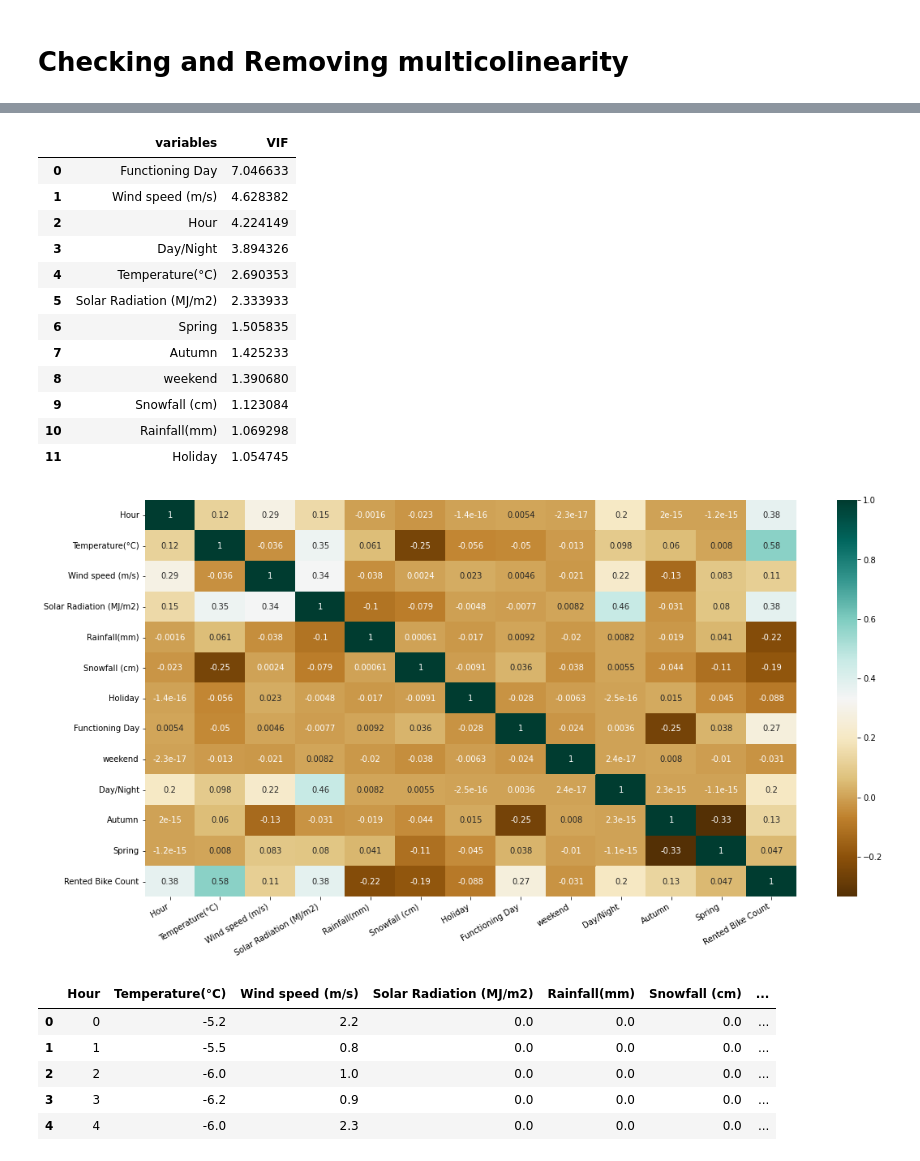
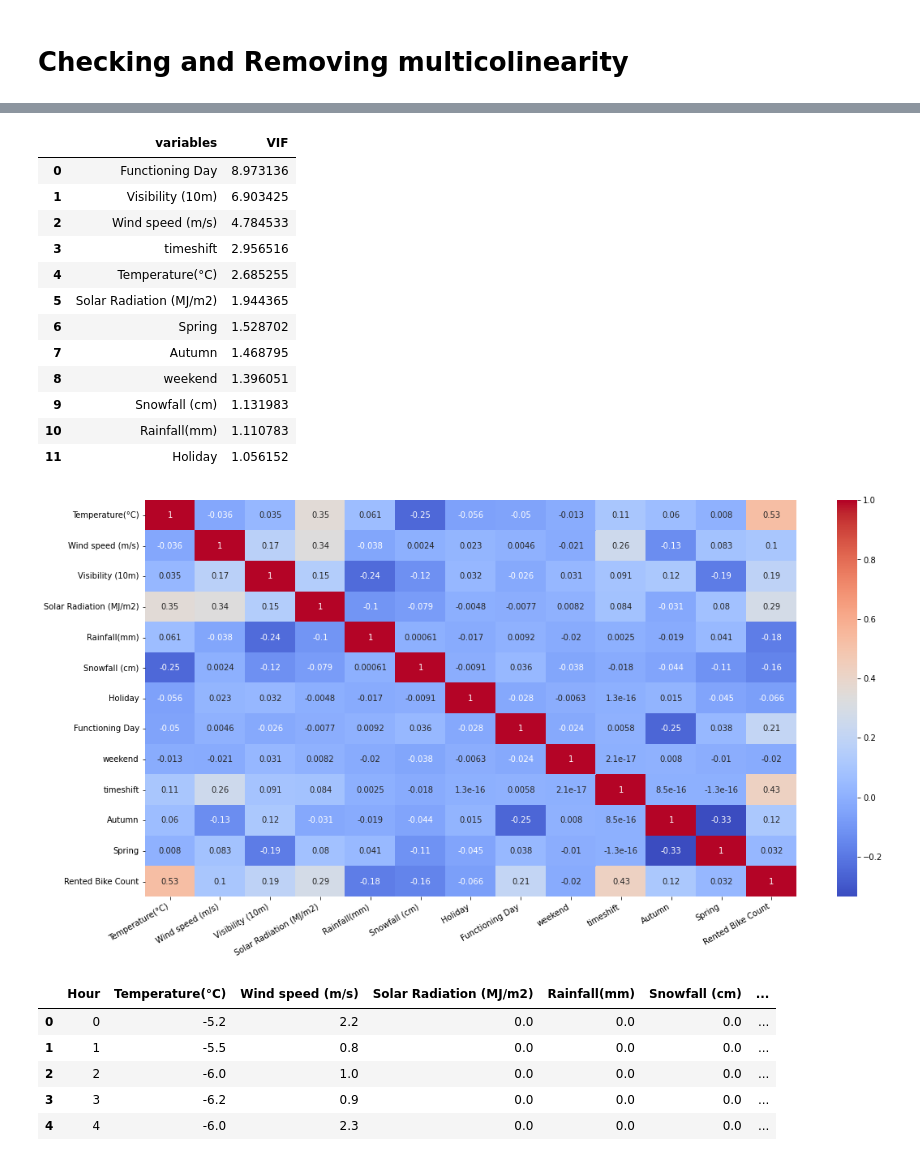
Before and after one commit to prajwalDU/Bike-sharing-demand-prdiction-prajwal, a Jupyter notebook: Final_Bike_Sharing_Demand_Prediction_Capstone_Project.ipynb, the cells around one changed output, grey strips where cells are left out. Saved outputs shown, nothing was run; the diff lists cells and outputs as text; code cells hidden in the pictures.

```diff
--- a/Final_Bike_Sharing_Demand_Prediction_Capstone_Project.ipynb
+++ b/Final_Bike_Sharing_Demand_Prediction_Capstone_Project.ipynb
@@ -150,7 +152,7 @@ for n, column in enumerate(data.describe().columns):
 [figure]
 # %%
 # Removing outliers by using IQR method:
-q1, q3, median = data['Rented Bike Count'].quantile([0.25,0.5,0.75])
+q1, q3, median = data['Rented Bike Count'].quantile([0.25,0.75,0.5])
 lower_limit = q1 - 1.5*(q3-q1)
 upper_limit = q3 + 1.5*(q3-q1)
 data['Rented Bike Count'] = np.where(data['Rented Bike Count'] > upper_limit, median, np.where(
@@ -163,7 +165,7 @@ for col in ['Wind speed (m/s)', 'Solar Radiation (MJ/m2)', 'Rainfall(mm)', 'Snow
 # %%
 # Creating new features from date and hour column
 data['weekend'] = data['Date'].apply(lambda x : 1 if (x.day_name()=='Saturday' or x.day_name()=='Sunday') else 0)
-data['Day/Night'] = data['Hour'].apply(lambda x : 'Night' if (x > 20 or x < 5) else('Day'))
+data['timeshift'] = data['Hour'].apply(lambda x: 'night' if 0<=x<=6 else ('day' if 7<=x<=16 else 'evening'))
 # %%
 # Droping the date column
 data.drop(columns=['Date'], inplace=True)
@@ -198,7 +201,7 @@ Name: Day/Night, dtype: int64
 # Defining label encoder based on above data
 encoder = {'Holiday' : {'Holiday':1, 'No Holiday':0},
            'Functioning Day' : {'Yes':1, 'No':0},
-           'Day/Night' : {'Day':1, 'Night':0}}
+           'timeshift' : {'night':0, 'day':1, 'evening':2}}
 
 # Label encoding
 data = data.replace(encoder)
@@ -305,31 +302,31 @@ cal_vif(data[independent_variables])
 # %%
-independent_variables = [i for i in data.columns if i not in ['Rented Bike Count', 'Dew point temperature(°C)', 'Summer', 'Winter', 'Humidity(%)', 'Visibility (10m)']]
+independent_variables = [i for i in data.columns if i not in ['Rented Bike Count', 'Dew point temperature(°C)', 'Summer', 'Winter', 'Humidity(%)', 'Hour']]
 cal_vif(data[independent_variables])
 # %% [output]
 |  | variables | VIF |
-| 0 | Functioning Day | 7.046633 |
-| 1 | Wind speed (m/s) | 4.628382 |
-| 2 | Hour | 4.224149 |
-| 3 | Day/Night | 3.894326 |
-| 4 | Temperature(°C) | 2.690353 |
-| 5 | Solar Radiation (MJ/m2) | 2.333933 |
-| 6 | Spring | 1.505835 |
-| 7 | Autumn | 1.425233 |
-| 8 | weekend | 1.390680 |
-| 9 | Snowfall (cm) | 1.123084 |
-| 10 | Rainfall(mm) | 1.069298 |
-| 11 | Holiday | 1.054745 |
+| 0 | Functioning Day | 8.973136 |
+| 1 | Visibility (10m) | 6.903425 |
+| 2 | Wind speed (m/s) | 4.784533 |
+| 3 | timeshift | 2.956516 |
+| 4 | Temperature(°C) | 2.685255 |
+| 5 | Solar Radiation (MJ/m2) | 1.944365 |
+| 6 | Spring | 1.528702 |
+| 7 | Autumn | 1.468795 |
+| 8 | weekend | 1.396051 |
+| 9 | Snowfall (cm) | 1.131983 |
+| 10 | Rainfall(mm) | 1.110783 |
+| 11 | Holiday | 1.056152 |
 # %%
 # Updating dataset
 df = data[independent_variables + ['Rented Bike Count']]
 
 # Checking corelation
 plt.figure(figsize=(18,9))
-plot = sns.heatmap(df.corr(), annot=True, cmap='BrBG')
+plot = sns.heatmap(df.corr(), annot=True, cmap='coolwarm')
 plot.set_xticklabels(plot.get_xticklabels(), rotation=30, horizontalalignment='right')
 plt.show()
 # %% [output]
-[figure, old version]
+[figure, new version]
 # %%
 df.head()
 # %% [output]
```
Also changed, not shown: parts of 22 cells of this notebook.
